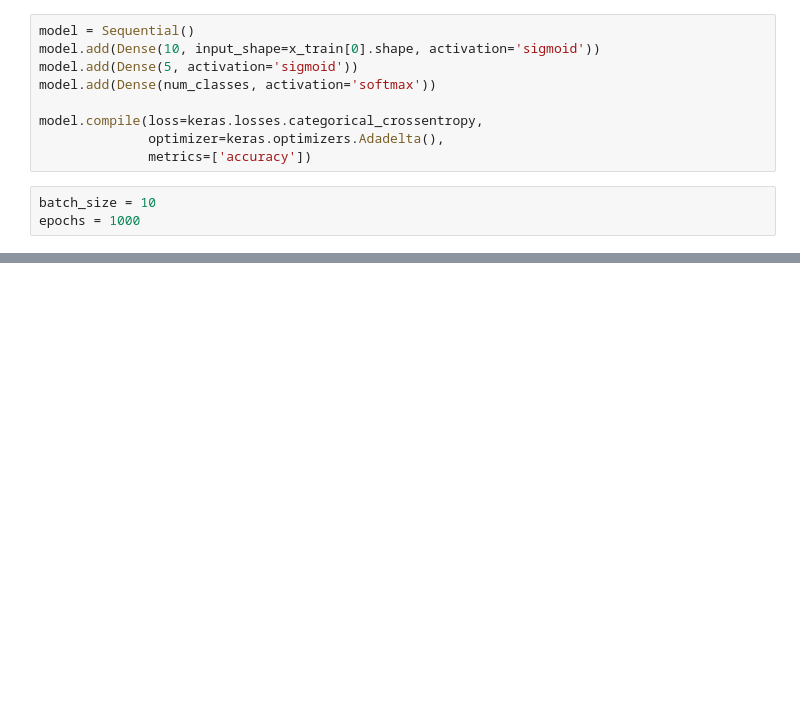
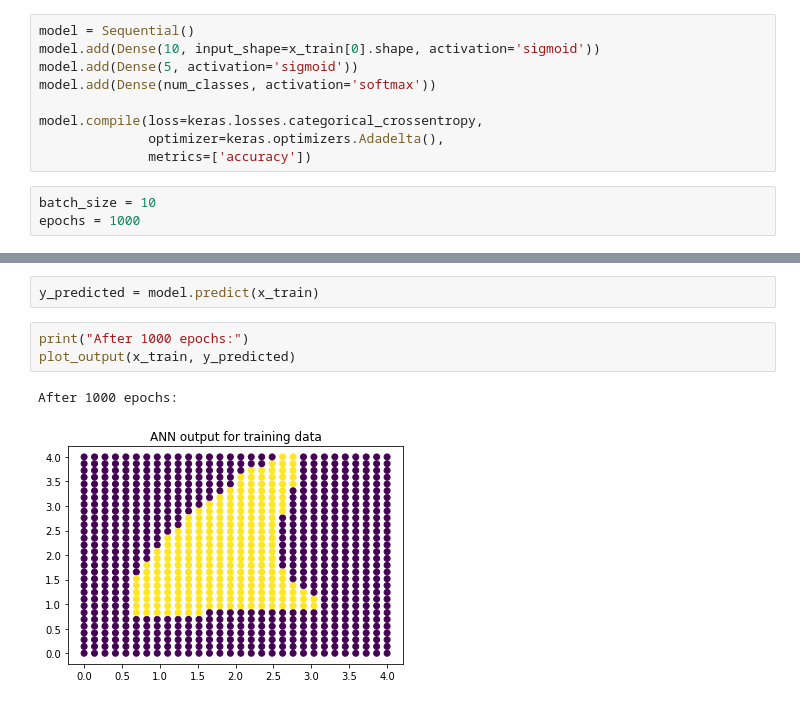
Before and after one commit to BartyzalRadek/neuroinformatics-course, a Jupyter notebook: FFNN.ipynb, the cells around one changed output, grey strips where cells are left out. Cells and saved outputs as stored; diff of their text form; blank space fills up the shorter version.

```diff
--- a/FFNN.ipynb
+++ b/FFNN.ipynb
@@ -158,0 +166,8 @@ y_predicted.shape
+# %%
+y_predicted = model.predict(x_train)
+# %%
+print("After 1000 epochs:")
+plot_output(x_train, y_predicted)
+# %% [output]
+After 1000 epochs:
+[figure, added]
```
Also changed, not shown: parts of 10 cells of this notebook.
